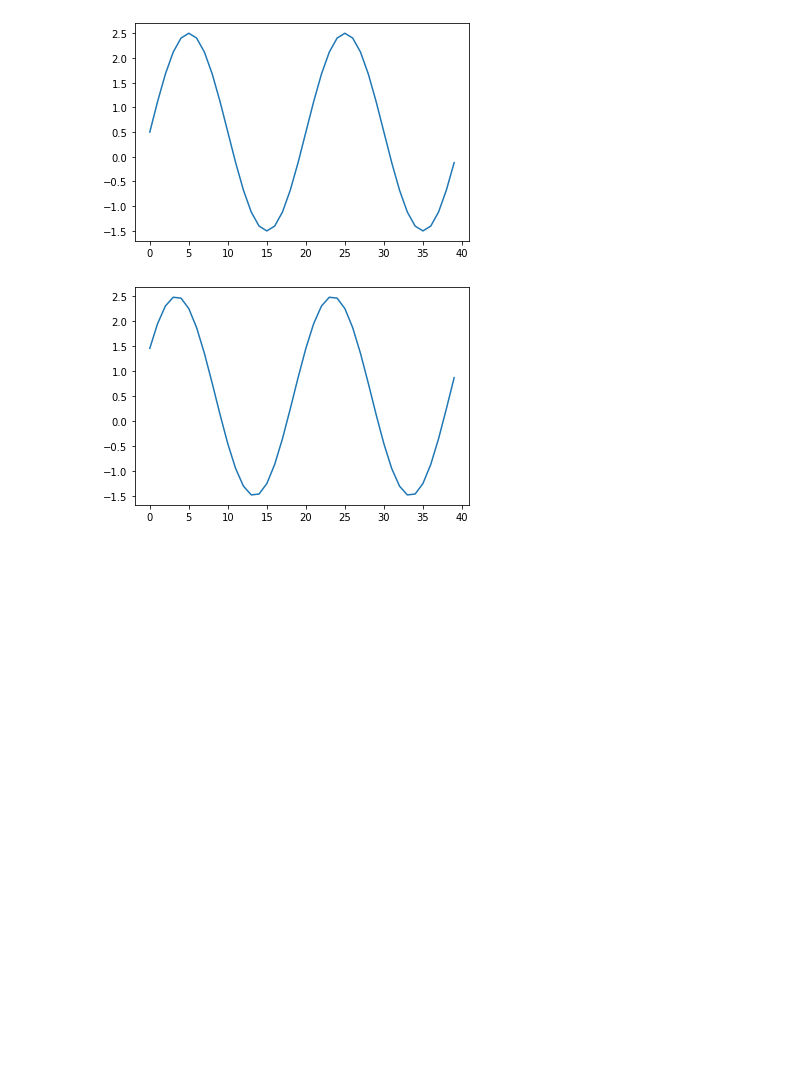
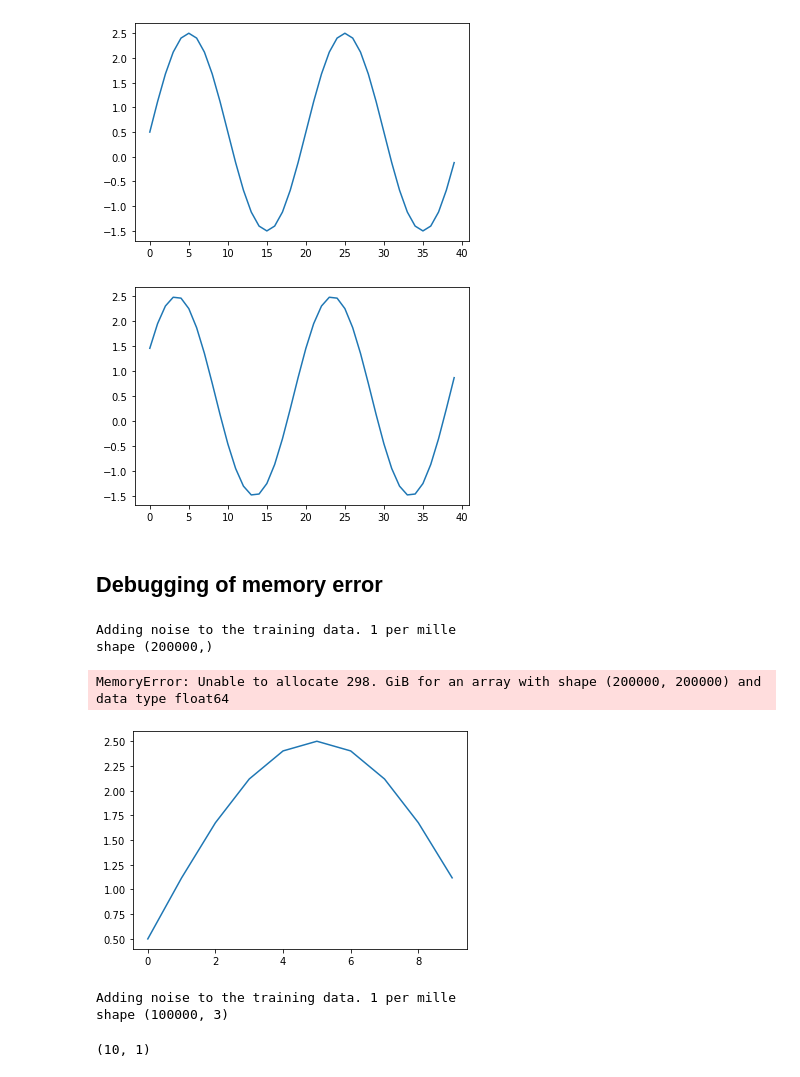
Before and after one commit to ZiqiuZhou/DST_final_project, a Jupyter notebook: Data/GettingFamiliarWithData.ipynb, the cells around one changed output. Drawn from its saved outputs; the diff is of its cells as text; code cells hidden in the pictures; blank space fills up the shorter version.

```diff
--- a/Data/GettingFamiliarWithData.ipynb
+++ b/Data/GettingFamiliarWithData.ipynb
@@ -57,3 +86,39 @@ plt.plot(testing_data[:40])
 plt.show()
 # %% [output]
 [figure]
+# %% [markdown]
+## Debugging of memory error
+# %%
+def addNoise(data, percent):
+    print("shape", np.shape(data))
+    std_data = np.std(data, axis=0)
+    std_data = np.reshape(std_data, (1, -1))
+    std_data = np.repeat(std_data, np.shape(data)[0], axis=0)
+    noise = np.multiply(np.random.randn(*np.shape(data)), percent/1000.0*std_data)
+    data += noise
+    return data
+# %%
+noise_level = 1
+
+with open("Test-Task02/Data/training_data_N100000.npy", "rb") as file:
+    raw_data = np.load(file, allow_pickle=True)
+    data = raw_data.ravel()[0]
+    input_sequence = data["train_input_sequence"]
+    plt.plot(input_sequence[:10])
+    print("Adding noise to the training data. {:} per mille ".format(noise_level))
+    input_sequence = addNoise(input_sequence, noise_level)
+# %% [output]
+Adding noise to the training data. 1 per mille
+shape (200000,)
+MemoryError: Unable to allocate 298. GiB for an array with shape (200000, 200000) and data type float64
+[figure, added]
+# %%
+with open("Lorenz-63/Data/training_data_N100000.npy", "rb") as file:
+    raw_data = np.load(file, allow_pickle=True)
+    data = raw_data.ravel()[0]
+    input_sequence = data["train_input_sequence"]
+    print("Adding noise to the training data. {:} per mille ".format(noise_level))
+    input_sequence = addNoise(input_sequence, noise_level)
+# %% [output]
+Adding noise to the training data. 1 per mille
+shape (100000, 3)
@@ -59,0 +127,4 @@ plt.show()
+# %%
+x.shape
+# %% [output]
+(10, 1)
```
Also changed, not shown: parts of 10 cells of this notebook, 3 other files.
